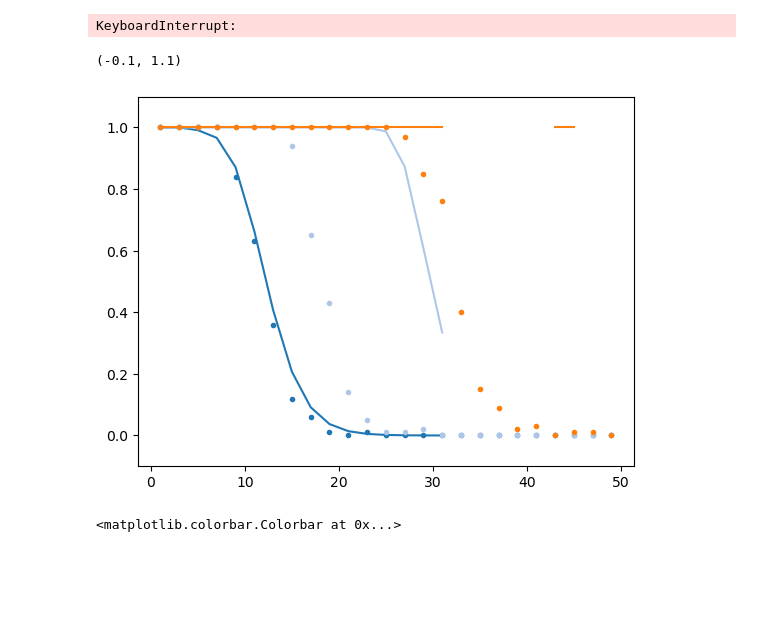
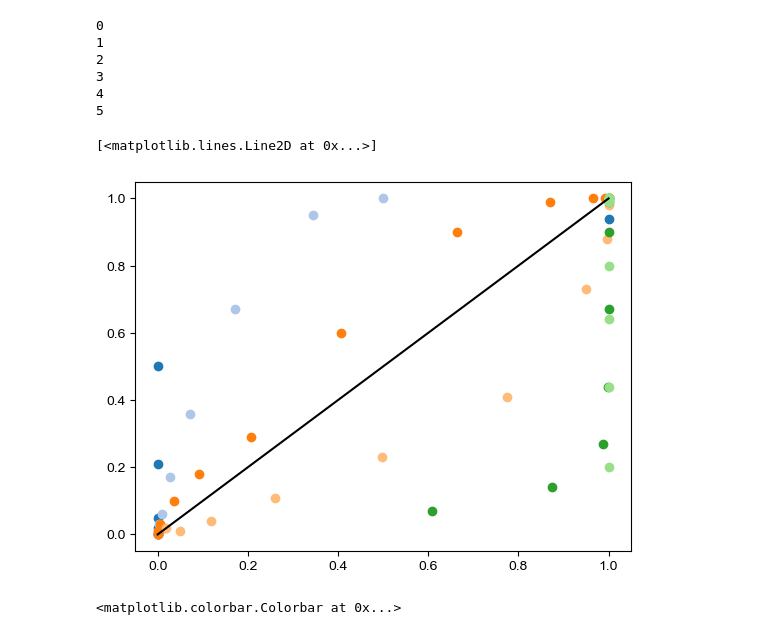
Before and after one commit to KBeshkov/top-mfld-class, a Jupyter notebook: simulations/combinatoric_plots.ipynb, the cells around one changed output. Saved outputs shown, nothing was run; the diff lists cells and outputs as text; code cells hidden in the pictures; blank space fills up the shorter version.

```diff
--- a/simulations/combinatoric_plots.ipynb
+++ b/simulations/combinatoric_plots.ipynb
@@ -37,8 +37,9 @@ for m, dim_in in enumerate(in_dims):
 from scipy.stats import hypergeom
 from scipy.special import binom
 
-n_in_theory = [3,5,10]
-n_out_theory = np.arange(1,50,2)
+n_in_theory = [1,2,3,4,5,6]
+n_out_theory = np.arange(1,30,2)
+res_est = 10000
 
 def prob_destr(n_out,n_in):
     if n_out>n_in:
@@ -57,7 +58,7 @@ for m, dim_in in enumerate(n_in_theory):
     for n, dim_out in enumerate(n_out_theory):
         region_ranks_theory[m,n] = 1-prob_destr(dim_out,dim_in)
         for l in range(n_perms):
-            x = torch.Tensor(lims*2*(np.random.rand(dim_in, res)-0.5)).T
+            x = torch.Tensor(lims*2*(np.random.rand(dim_in, res_est)-0.5)).T
             rand_model = FeedforwardNetwork(input_size=dim_in,hidden_sizes=[dim_out],mean=mean,std=1/dim_out, init_type='none')
             out = rand_model(x)[0]
             out_code = torch.sign(out).unique(dim=0)
@@ -65,14 +66,21 @@ for m, dim_in in enumerate(n_in_theory):
         region_ranks_stats[m,n] = np.sum(region_ranks_empirical[m,n]<dim_in)/n_perms
     print(m)
 # %% [output]
-KeyboardInterrupt:
+0
+1
+2
+3
+4
+5
 # %%
-[plt.plot(n_out_theory,region_ranks_theory[i],'-',color=clrs[i]) for i in range(len(n_in_theory))]
-[plt.plot(n_out_theory,region_ranks_stats[i],'.', color=clrs[i]) for i in range(len(n_in_theory))]
-plt.ylim(-0.1,1.1)
+#[plt.plot(n_out_theory,region_ranks_theory[i],'-',color=clrs[i]) for i in range(len(n_in_theory))]
+#[plt.plot(n_out_theory,region_ranks_stats[i],'.', color=clrs[i]) for i in range(len(n_in_theory))]
+#plt.ylim(-0.1,1.1)
+[plt.plot(region_ranks_theory[i],region_ranks_stats[i],'o',color=clrs[i]) for i in range(len(n_in_theory))]
+plt.plot([0,1],[0,1],'k-')
 # %% [output]
-(-0.1, 1.1)
+[<matplotlib.lines.Line2D at 0x...>]
-[figure, old version]
+[figure, new version]
 # %%
 #Markov process transition matrix
 from itertools import product
```
Also changed, not shown: parts of 5 cells of this notebook, 1 other file.
